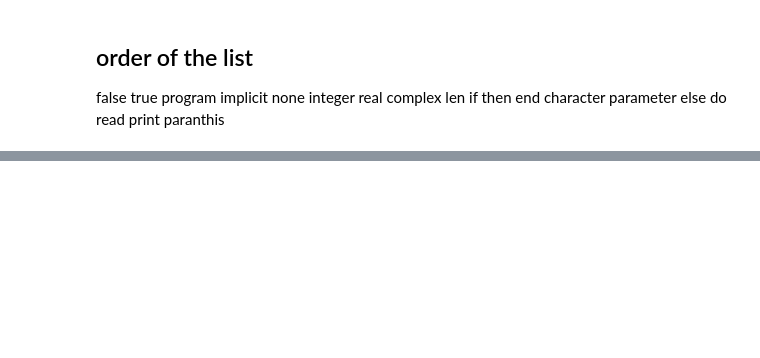
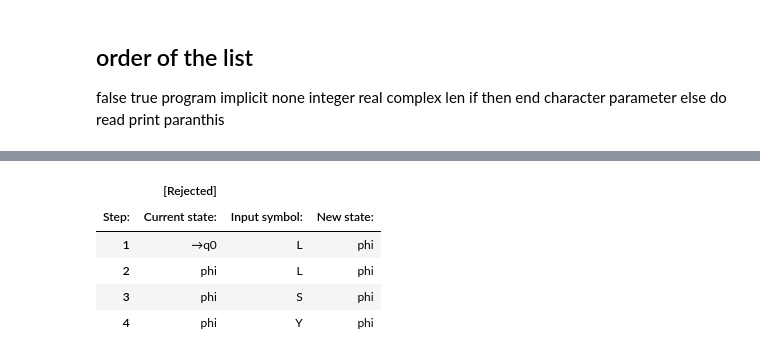
Before and after one commit to anass-zikry/Fortran-Compiler-Project, a Jupyter notebook: dfa_test.ipynb, the cells around one changed output, grey strips where cells are left out. Drawn from its saved outputs; the diff is of its cells as text; code cells hidden in the pictures; blank space fills up the shorter version.

Commit message:
fixed dfa string

```diff
--- a/dfa_test.ipynb
+++ b/dfa_test.ipynb
@@ -379,19 +379,25 @@ reserve_DFAs.append(dfa_print)
 # %%
 dfa_string = VisualDFA(
     states={"q0", "q1", "q2", "q3", "phi"},
-    input_symbols={"'", "\"", "L", "N", "Sy","\S"},
+    input_symbols={"'", "\"", "L", "N", "Y","S"},
     transitions={
-        "q0": {"'": "q1", "\"":"q2",**{i: "phi" for i in set(["L", "N", "Sy","\S"])}},
-        "q1": {"'": "q3", **{i: "q1" for i in set(["L", "N", "Sy","\S","\""])}},
-        "q2": {"\"": "q3", **{i: "q2" for i in set(["L", "N", "Sy","\S","'"])}},
-        "q3": {"'": "q1","\"":"q2", **{i: "phi" for i in set(["L", "N", "Sy","\S"])}},
-        "phi":{**{i: "phi" for i in set(["'", "\"", "L", "N", "Sy","\S"])}},
+        "q0": {"'": "q1", "\"":"q2",**{i: "phi" for i in set(["L", "N", "Y","S"])}},
+        "q1": {"'": "q3", **{i: "q1" for i in set(["L", "N", "Y","S","\""])}},
+        "q2": {"\"": "q3", **{i: "q2" for i in set(["L", "N", "Y","S","'"])}},
+        "q3": {"'": "q1","\"":"q2", **{i: "phi" for i in set(["L", "N", "Y","S"])}},
+        "phi":{**{i: "phi" for i in set(["'", "\"", "L", "N", "Y","S"])}},
     },
     initial_state="q0",
     final_states={"q3"}
 )
-dfa_string.show_diagram(font_size=9, arrow_size=0.2)
+dfa_string.show_diagram(input_str="LLSY",font_size=9, arrow_size=0.2)
 # %% [output]
+|  | [Rejected] |  |  |
+| Step: | Current state: | Input symbol: | New state: |
+| 1 | →q0 | L | phi |
+| 2 | phi | L | phi |
+| 3 | phi | S | phi |
+| 4 | phi | Y | phi |
 [drawing not drawn]
 # %%
 dfa_operators = VisualDFA(
```
Also changed, not shown: 2 other files.
